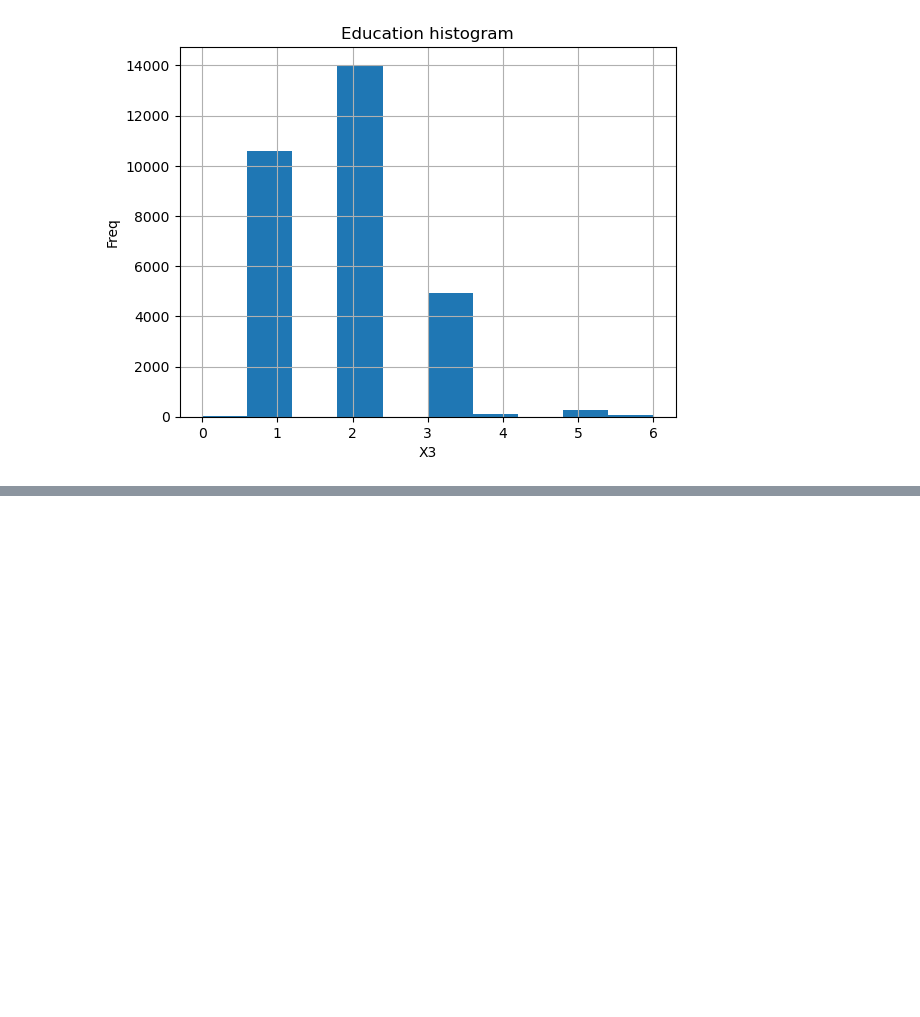
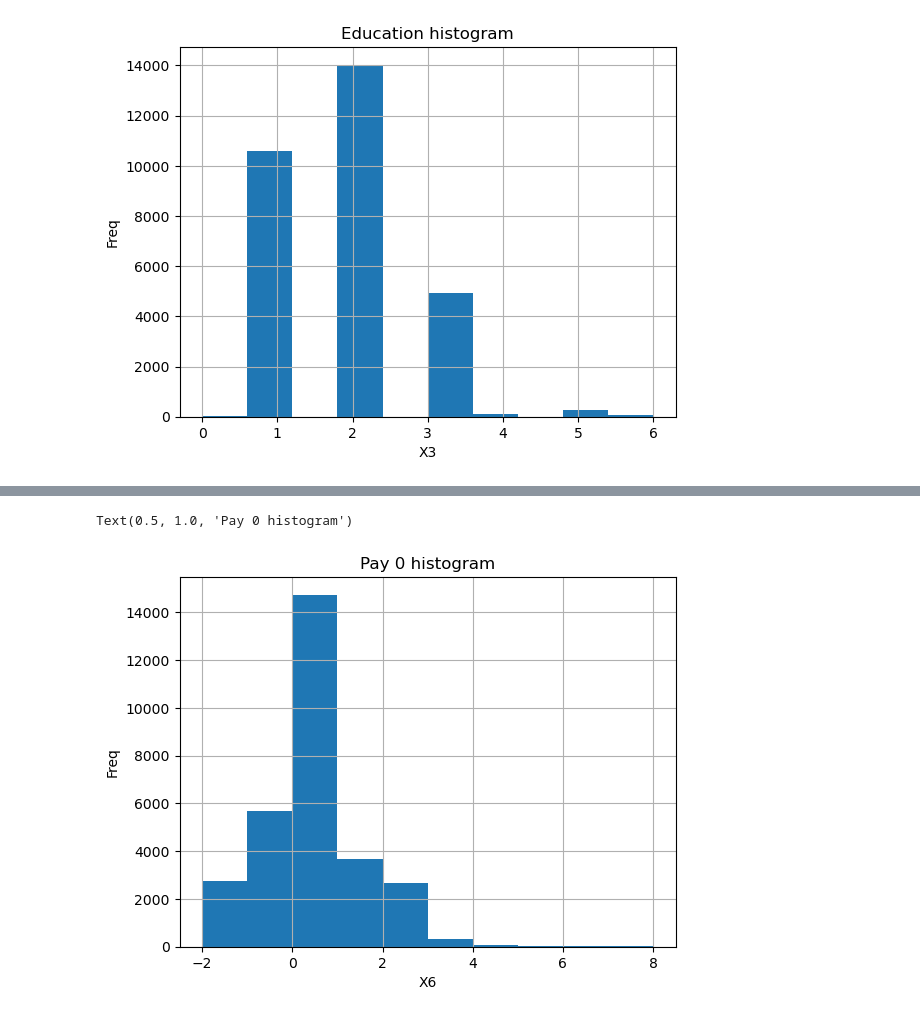
Before and after one commit to utkarshpant/6304-big-data-final-project, a Jupyter notebook: default+of+credit+card+clients/Source.ipynb, the cells around one changed output, grey strips where cells are left out. Saved outputs shown, nothing was run; the diff lists cells and outputs as text; code cells hidden in the pictures; blank space fills up the shorter version.

```diff
--- a/default+of+credit+card+clients/Source.ipynb
+++ b/default+of+credit+card+clients/Source.ipynb
@@ -225,0 +242,8 @@ Text(0.5, 1.0, 'Education histogram')
+# %%
+df['X6'].hist(bins=10)
+plt.xlabel('X6')
+plt.ylabel('Freq')
+plt.title('Pay 0 histogram')
+# %% [output]
+Text(0.5, 1.0, 'Pay 0 histogram')
+[figure, added]
```
Also changed, not shown: parts of 9 cells of this notebook.
